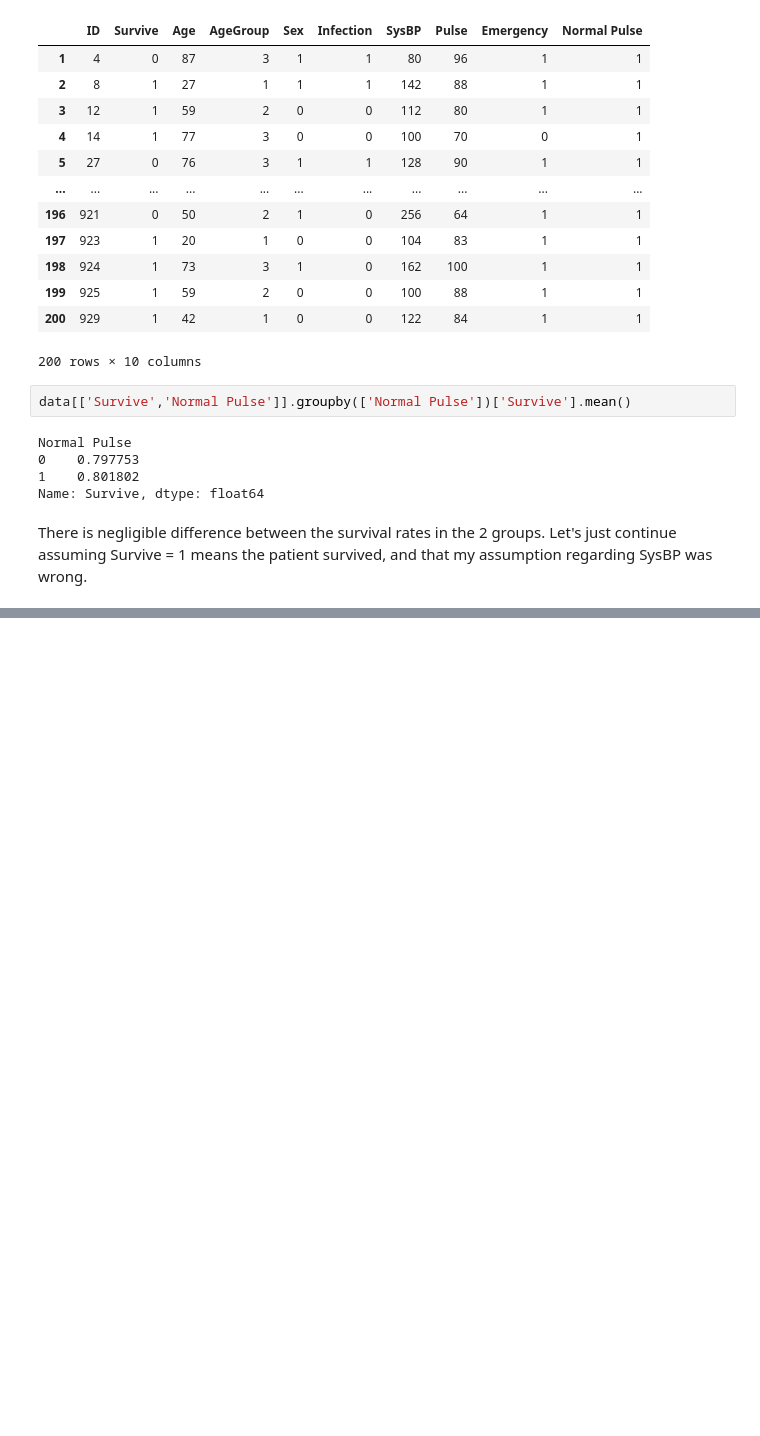
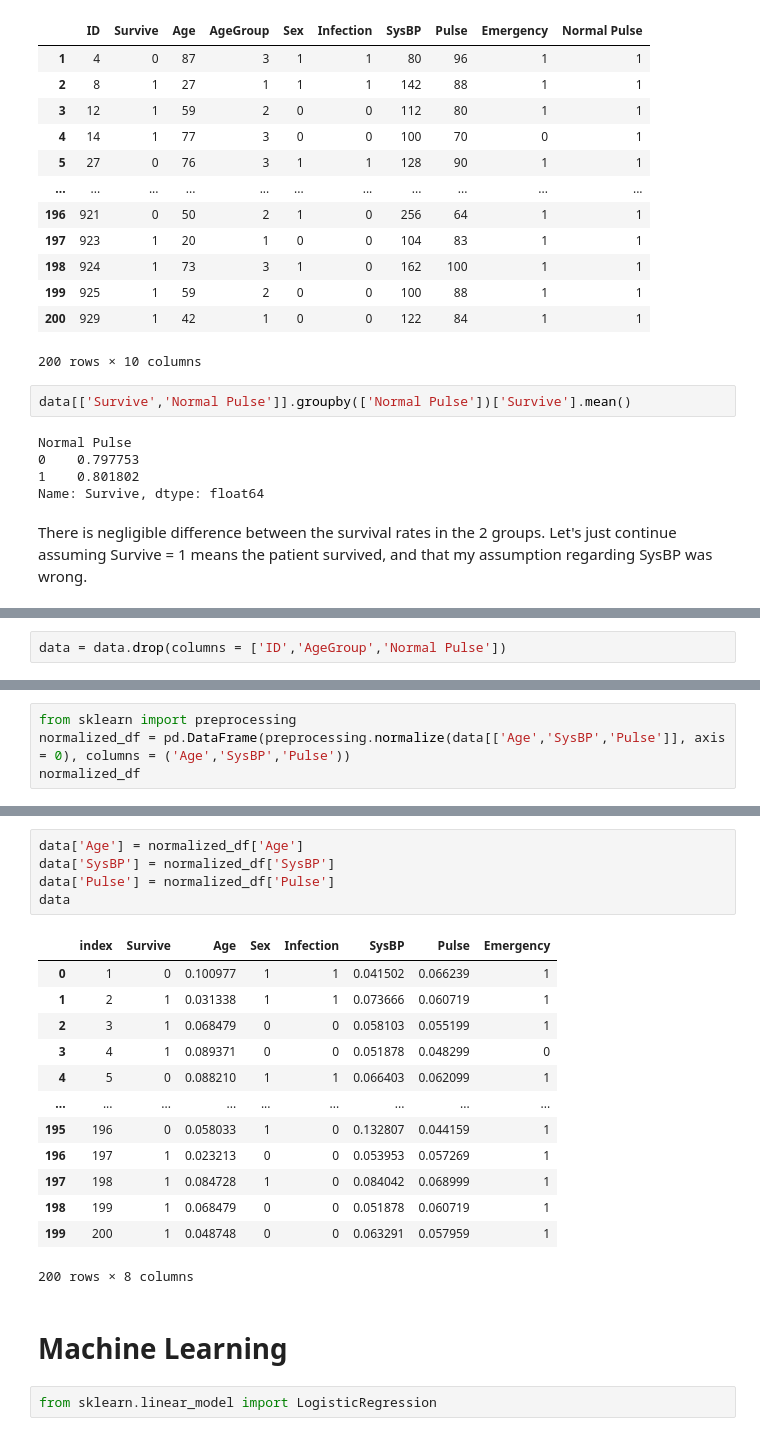
Before and after one commit to jayysinn98/SGH-Submission, a Jupyter notebook: Code.ipynb, the cells around one changed output, grey strips where cells are left out. Saved outputs shown, nothing was run; the diff lists cells and outputs as text; blank space fills up the shorter version.

```diff
--- a/Code.ipynb
+++ b/Code.ipynb
@@ -150,0 +173,2 @@ There is negligible difference between the survival rates in the 2 groups. Let's
+# %%
+data = data.drop(columns = ['ID','AgeGroup','Normal Pulse'])
@@ -150,0 +177,4 @@ There is negligible difference between the survival rates in the 2 groups. Let's
+# %%
+from sklearn import preprocessing
+normalized_df = pd.DataFrame(preprocessing.normalize(data[['Age','SysBP','Pulse']], axis = 0), columns = ('Age','SysBP','Pulse'))
+normalized_df
@@ -150,0 +195,23 @@ There is negligible difference between the survival rates in the 2 groups. Let's
+# %%
+data['Age'] = normalized_df['Age']
+data['SysBP'] = normalized_df['SysBP']
+data['Pulse'] = normalized_df['Pulse']
+data
+# %% [output]
+|  | index | Survive | Age | Sex | Infection | SysBP | Pulse | Emergency |
+| 0 | 1 | 0 | 0.100977 | 1 | 1 | 0.041502 | 0.066239 | 1 |
+| 1 | 2 | 1 | 0.031338 | 1 | 1 | 0.073666 | 0.060719 | 1 |
+| 2 | 3 | 1 | 0.068479 | 0 | 0 | 0.058103 | 0.055199 | 1 |
+| 3 | 4 | 1 | 0.089371 | 0 | 0 | 0.051878 | 0.048299 | 0 |
+| 4 | 5 | 0 | 0.088210 | 1 | 1 | 0.066403 | 0.062099 | 1 |
+| ... | ... | ... | ... | ... | ... | ... | ... | ... |
+| 195 | 196 | 0 | 0.058033 | 1 | 0 | 0.132807 | 0.044159 | 1 |
+| 196 | 197 | 1 | 0.023213 | 0 | 0 | 0.053953 | 0.057269 | 1 |
+| 197 | 198 | 1 | 0.084728 | 1 | 0 | 0.084042 | 0.068999 | 1 |
+| 198 | 199 | 1 | 0.068479 | 0 | 0 | 0.051878 | 0.060719 | 1 |
+| 199 | 200 | 1 | 0.048748 | 0 | 0 | 0.063291 | 0.057959 | 1 |
+200 rows × 8 columns
+# %% [markdown]
+# Machine Learning
+# %%
+from sklearn.linear_model import LogisticRegression
```
Also changed, not shown: parts of 8 cells of this notebook.
